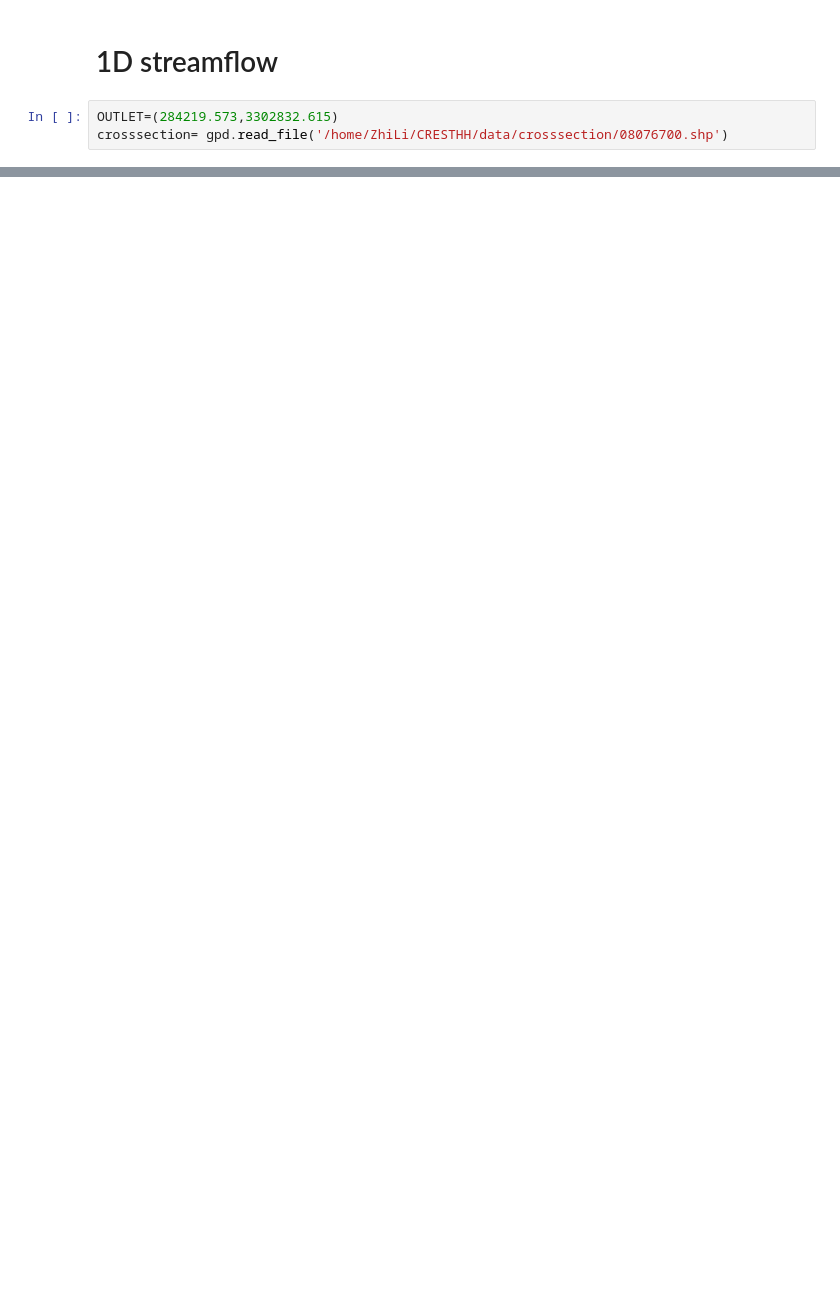
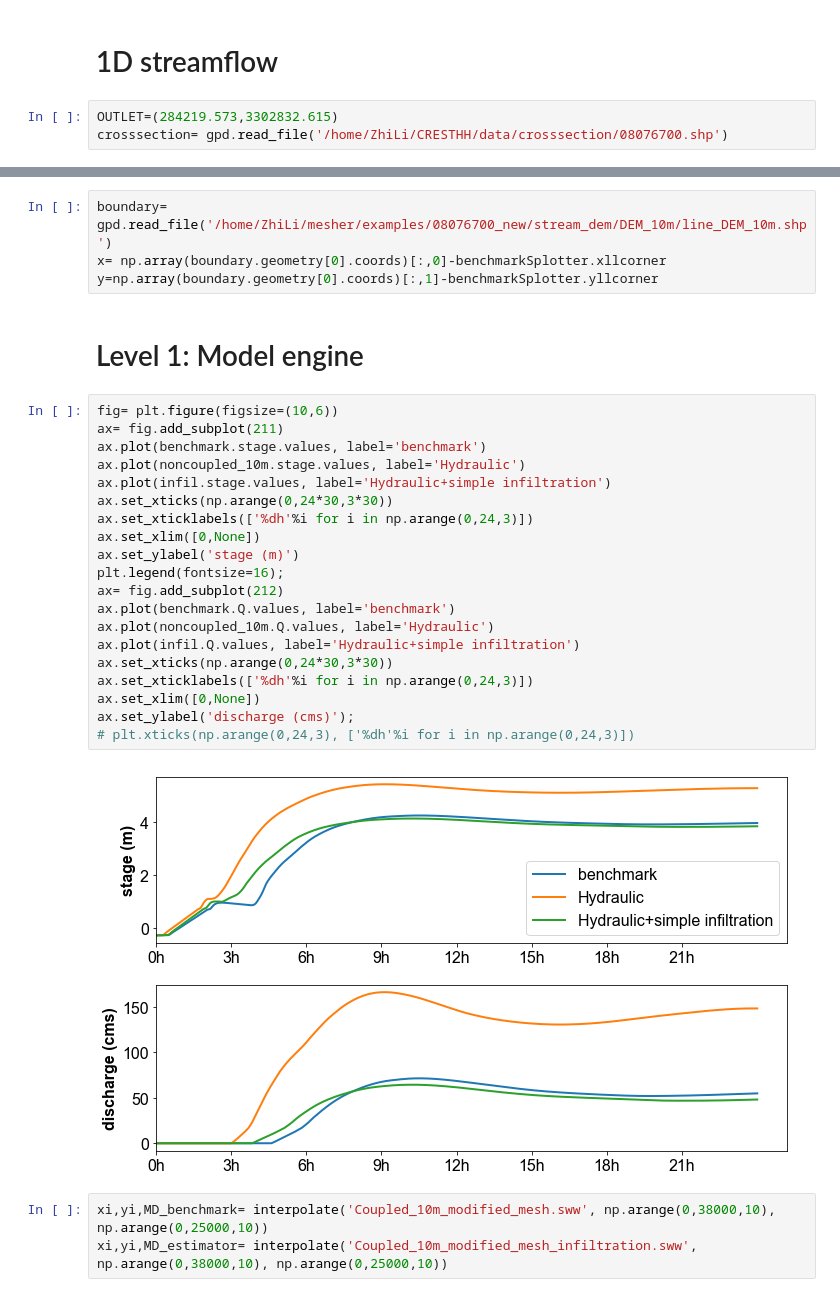
Before and after one commit to chrimerss/CREST-iMAP, a Jupyter notebook: Examples/Sensitivity/SyntheticRainfall_results.ipynb, the cells around one changed output, grey strips where cells are left out. Drawn from its saved outputs; the diff is of its cells as text; blank space fills up the shorter version.

```diff
--- a/Examples/Sensitivity/SyntheticRainfall_results.ipynb
+++ b/Examples/Sensitivity/SyntheticRainfall_results.ipynb
@@ -48,0 +84,31 @@ coupled_FAM.stage+=2.859193
+# %%
+boundary= gpd.read_file('/home/ZhiLi/mesher/examples/08076700_new/stream_dem/DEM_10m/line_DEM_10m.shp')
+x= np.array(boundary.geometry[0].coords)[:,0]-benchmarkSplotter.xllcorner
+y=np.array(boundary.geometry[0].coords)[:,1]-benchmarkSplotter.yllcorner
+# %% [markdown]
+# Level 1: Model engine
+# %%
+fig= plt.figure(figsize=(10,6))
+ax= fig.add_subplot(211)
+ax.plot(benchmark.stage.values, label='benchmark')
+ax.plot(noncoupled_10m.stage.values, label='Hydraulic')
+ax.plot(infil.stage.values, label='Hydraulic+simple infiltration')
+ax.set_xticks(np.arange(0,24*30,3*30))
+ax.set_xticklabels(['%dh'%i for i in np.arange(0,24,3)])
+ax.set_xlim([0,None])
+ax.set_ylabel('stage (m)')
+plt.legend(fontsize=16);
+ax= fig.add_subplot(212)
+ax.plot(benchmark.Q.values, label='benchmark')
+ax.plot(noncoupled_10m.Q.values, label='Hydraulic')
+ax.plot(infil.Q.values, label='Hydraulic+simple infiltration')
+ax.set_xticks(np.arange(0,24*30,3*30))
+ax.set_xticklabels(['%dh'%i for i in np.arange(0,24,3)])
+ax.set_xlim([0,None])
+ax.set_ylabel('discharge (cms)');
+# plt.xticks(np.arange(0,24,3), ['%dh'%i for i in np.arange(0,24,3)])
+# %% [output]
+[figure, added]
+# %%
+xi,yi,MD_benchmark= interpolate('Coupled_10m_modified_mesh.sww', np.arange(0,38000,10), np.arange(0,25000,10))
+xi,yi,MD_estimator= interpolate('Coupled_10m_modified_mesh_infiltration.sww', np.arange(0,38000,10), np.arange(0,25000,10))
```
Also changed, not shown: parts of 24 cells of this notebook, 14 other files.
